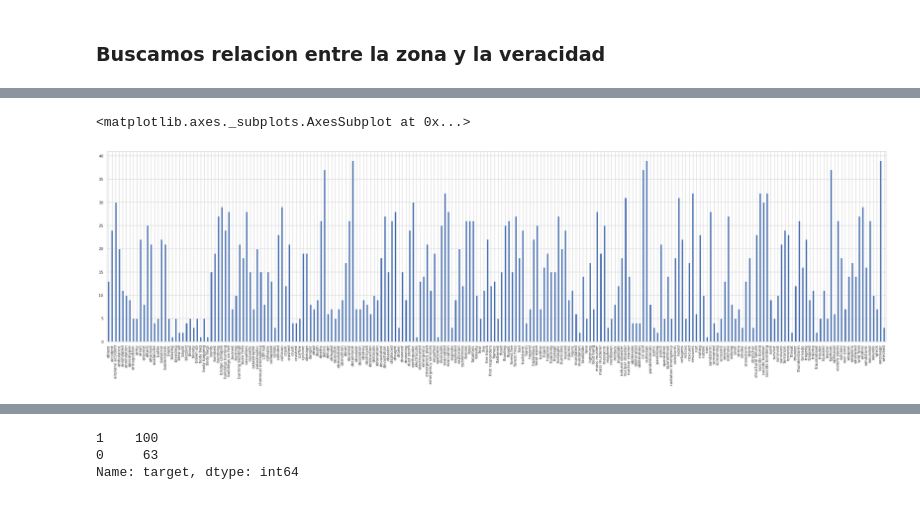
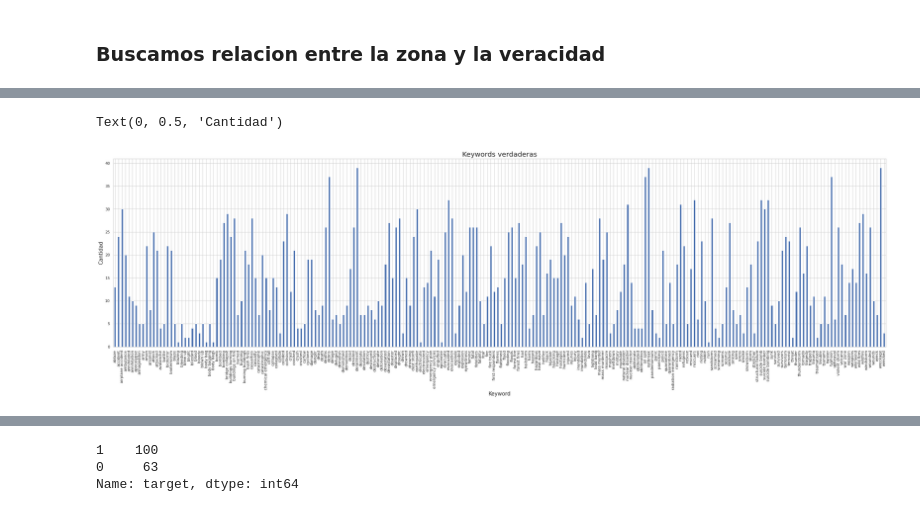
Before and after one commit to pablbob/9558-7506-Data-Hunters, a Jupyter notebook: TP1.ipynb, the cells around one changed output, grey strips where cells are left out. Saved outputs shown, nothing was run; the diff lists cells and outputs as text; code cells hidden in the pictures.

Commit message:
Correcciones menores, comentado scatterplot

```diff
--- a/TP1.ipynb
+++ b/TP1.ipynb
@@ -406,9 +397,12 @@ body bag              1
 Name: keyword, Length: 220, dtype: int64
 # %%
 true['keyword'].value_counts().sort_index().plot(kind='bar', figsize=(40,10))
+plt.title("Keywords verdaderas", fontsize=20)
+plt.xlabel("Keyword", fontsize=15)
+plt.ylabel("Cantidad", fontsize=15)
 # %% [output]
-<matplotlib.axes._subplots.AxesSubplot at 0x...>
+Text(0, 0.5, 'Cantidad')
-[figure, old version]
+[figure, new version]
 # %%
 false = train[train['target'] == 0]
 false
```
Also changed, not shown: parts of 48 cells of this notebook.
